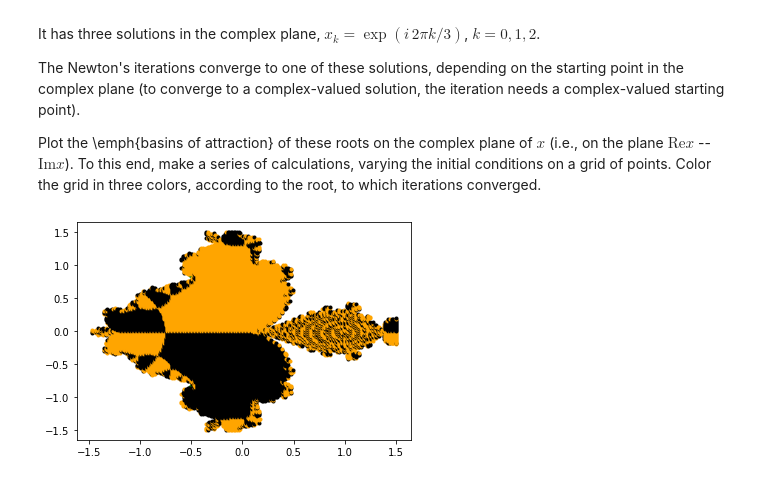
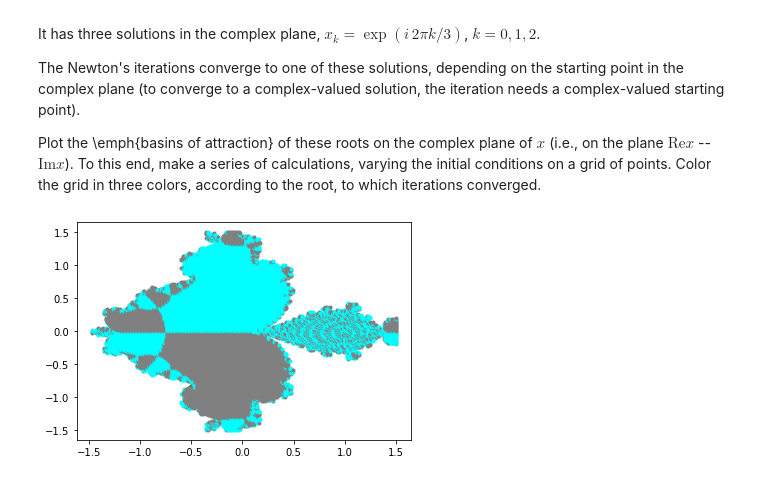
Before and after one commit to dasalgadob/MetNumUN2022I, a Jupyter notebook: Lab 10/dasalgadobAlgorithmicToolboxWeek3SolvingNonLinearAlgebraicEquations.ipynb, the cells around one changed output. Saved outputs shown, nothing was run; the diff lists cells and outputs as text; code cells hidden in the pictures.

```diff
--- a/Lab 10/dasalgadobAlgorithmicToolboxWeek3SolvingNonLinearAlgebraicEquations.ipynb
+++ b/Lab 10/dasalgadobAlgorithmicToolboxWeek3SolvingNonLinearAlgebraicEquations.ipynb
@@ -230,23 +230,23 @@ def newton_frac(x0):
 # %%
 x = np.linspace(-1.5, 1.5, 200)
 y = np.linspace(-1.5, 1.5, 200)
 
 for x0 in x:
     for y0 in y:
         fr = newton_frac(complex(x0,y0))
         if fr==1:
-            plt.plot(x0, y0, marker='o', markersize=3, color='orange')
+            plt.plot(x0, y0, marker='o', markersize=3, color='cyan')
         elif fr==2:
-            plt.plot(x0, y0, marker='o', markersize=3, color='black')
+            plt.plot(x0, y0, marker='o', markersize=3, color='gray')
 
 roots_x = []
 roots_y = []
 for i in range(3):
     z = cmath.exp(complex(0,2*np.pi*i/3))
     roots_x.append(z.real)
     roots_y.append(z.imag)
 
 plt.scatter(roots_x, roots_y, c='g')
 plt.show()
 # %% [output]
-[figure, old version]
+[figure, new version]
```
